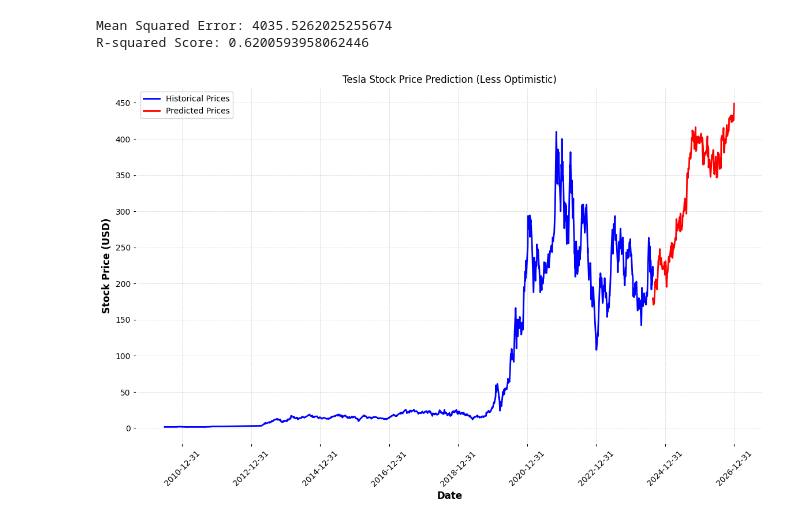
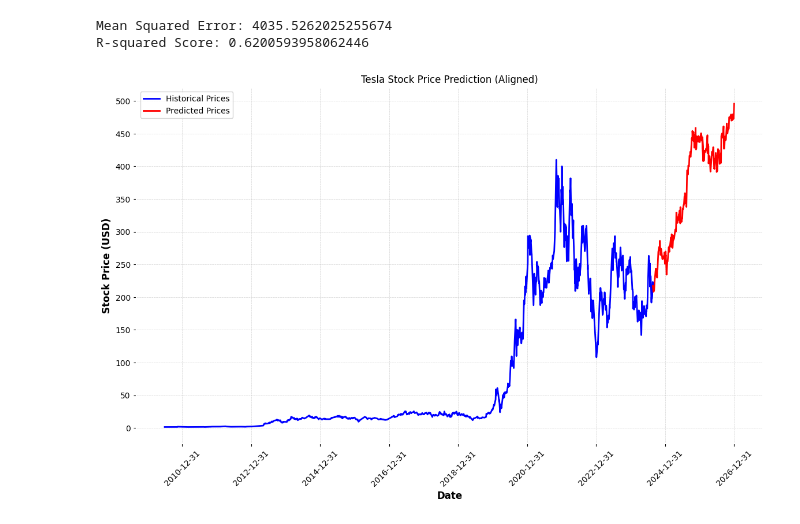
Before and after one commit to ol287/Learning_from_data_cw, a Jupyter notebook: Learning_front_data.ipynb, the cells around one changed output. Saved outputs shown, nothing was run; the diff lists cells and outputs as text; code cells hidden in the pictures.

```diff
--- a/Learning_front_data.ipynb
+++ b/Learning_front_data.ipynb
@@ -280,7 +280,6 @@ from sklearn.linear_model import LinearRegression
 from sklearn.metrics import mean_squared_error, r2_score
 
 # Load Tesla stock price data
-# Replace 'tesla_stock_data.csv' with your dataset file
 data = pd.read_csv('/content/sample_data/Tesla2.csv')
 
 # Ensure the 'Date' column is in datetime format
@@ -322,38 +321,39 @@ future_days = (future_dates - data['Date'].min()).days.to_numpy().reshape(-1, 1)
 # Get the base predictions
 base_future_prices = model.predict(future_days)
 
-# Adjust baseline for a more conservative outlook
-# Reduce the slope of the regression line by scaling the predictions down
-adjusted_future_prices = base_future_prices * 0.8  # Reduce by 20%
+# Align predicted prices with the last value of historical prices
+last_historical_price = data['Close'].iloc[-1]
+alignment_offset = last_historical_price - base_future_prices[0]
+aligned_future_prices = base_future_prices + alignment_offset
 
 # Create random fluctuations
 np.random.seed(42)  # Set seed for reproducibility
 historical_volatility = data['Volatility'].values
 simulated_volatility = np.random.choice(historical_volatility, size=future_days.shape[0], replace=True)
 
 # Generate a random walk for fluctuations
 random_walk = np.cumsum(np.random.normal(scale=simulated_volatility * 0.5, size=future_days.shape[0]))
 
-# Combine adjusted prices with random walk fluctuations
-fluctuated_prices = adjusted_future_prices + random_walk
+# Combine aligned prices with random walk fluctuations
+fluctuated_prices = aligned_future_prices + random_walk
 
 # Plot the results
 plt.figure(figsize=(14, 8))
 plt.plot(data['Date'], data['Close'], label='Historical Prices', color='blue')
 plt.plot(future_dates, fluctuated_prices, label='Predicted Prices', color='red')
-plt.title('Tesla Stock Price Prediction (Less Optimistic)')
+plt.title('Tesla Stock Price Prediction (Aligned)')
 plt.xlabel('Date')
 plt.ylabel('Stock Price (USD)')
 
 # Add more labels to x and y axes
 plt.xticks(pd.date_range(start=data['Date'].min(), end=future_dates[-1], freq='2Y'), rotation=45)
 y_ticks = np.arange(0, max(data['Close'].max(), max(fluctuated_prices)) + 50, 50)
 plt.yticks(y_ticks)
 
 plt.grid(True, linestyle='--', alpha=0.6)
 plt.legend()
 plt.show()
 # %% [output]
 Mean Squared Error: 4035.5262025255674
 R-squared Score: 0.6200593958062446
-[figure, old version]
+[figure, new version]
```
